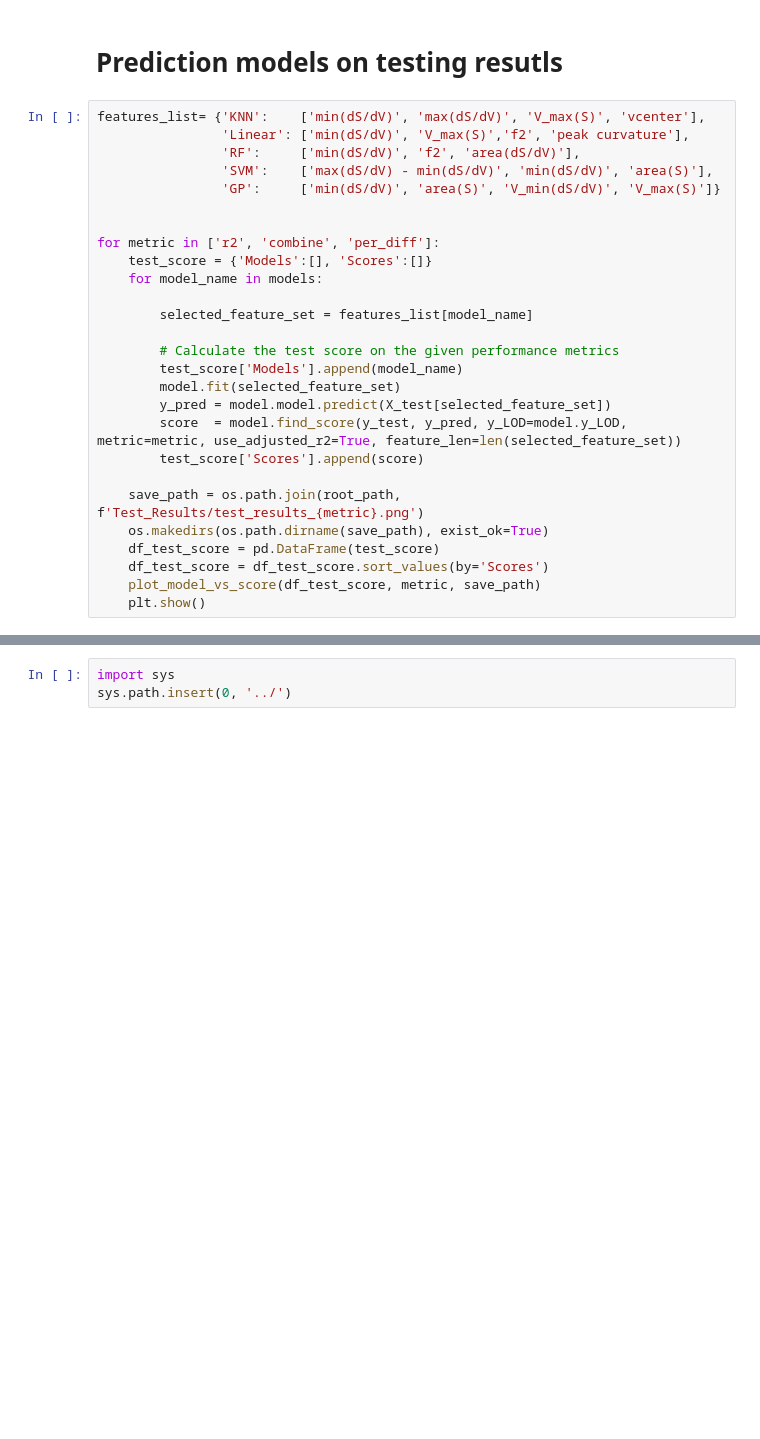
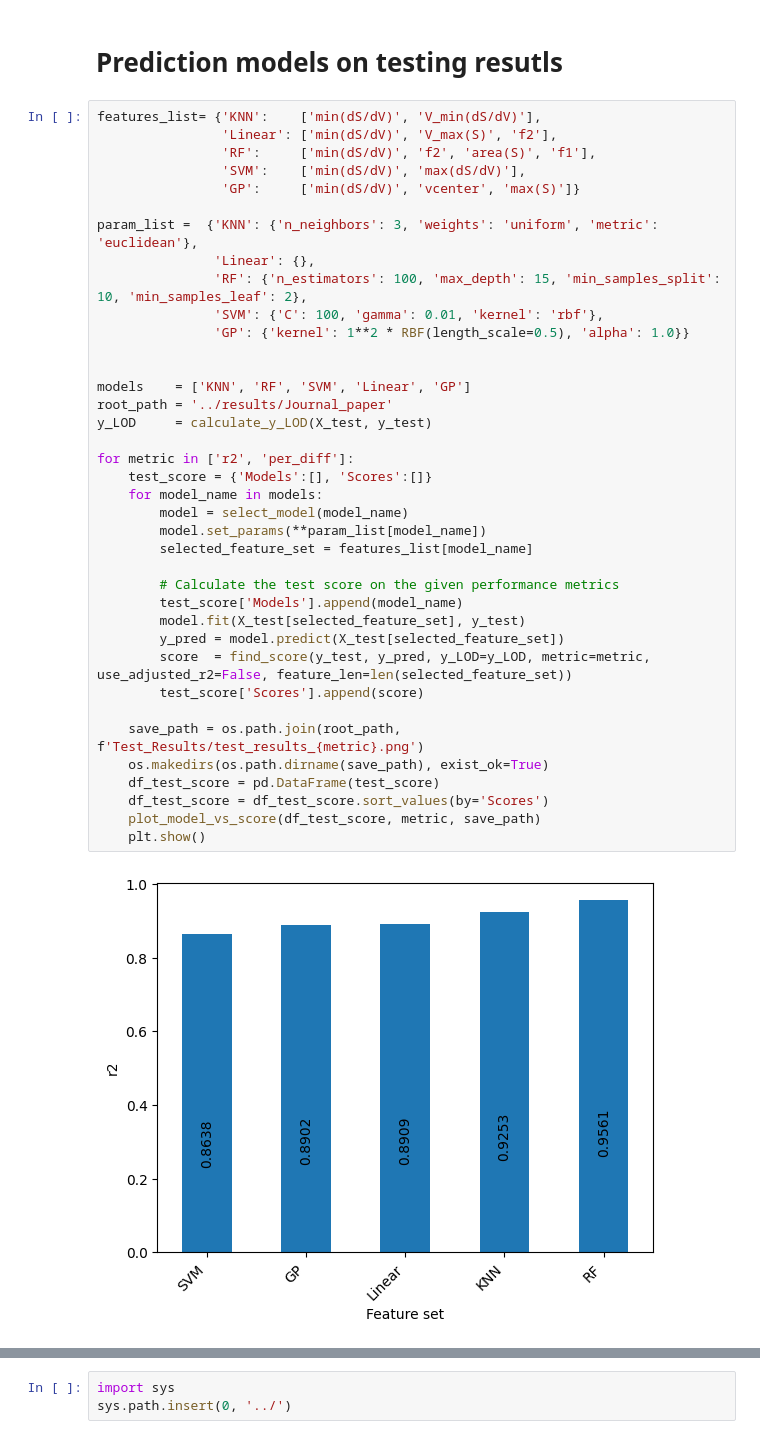
Before and after one commit to ramseylab/vgramreg, a Jupyter notebook: notebooks/Journal_paper_ML6.ipynb, the cells around one changed output, grey strips where cells are left out. Drawn from its saved outputs; the diff is of its cells as text; blank space fills up the shorter version.

```diff
--- a/notebooks/Journal_paper_ML6.ipynb
+++ b/notebooks/Journal_paper_ML6.ipynb
@@ -197,29 +194,42 @@ selected_feature_set
 # %% [markdown]
 # Prediction models on testing resutls
 # %%
-features_list= {'KNN':    ['min(dS/dV)', 'max(dS/dV)', 'V_max(S)', 'vcenter'],
-                'Linear': ['min(dS/dV)', 'V_max(S)','f2', 'peak curvature'],
-                'RF':     ['min(dS/dV)', 'f2', 'area(dS/dV)'],
-                'SVM':    ['max(dS/dV) - min(dS/dV)', 'min(dS/dV)', 'area(S)'],
-                'GP':     ['min(dS/dV)', 'area(S)', 'V_min(dS/dV)', 'V_max(S)']}
+features_list= {'KNN':    ['min(dS/dV)', 'V_min(dS/dV)'],
+                'Linear': ['min(dS/dV)', 'V_max(S)', 'f2'],
+                'RF':     ['min(dS/dV)', 'f2', 'area(S)', 'f1'],
+                'SVM':    ['min(dS/dV)', 'max(dS/dV)'],
+                'GP':     ['min(dS/dV)', 'vcenter', 'max(S)']}
+
+param_list =  {'KNN': {'n_neighbors': 3, 'weights': 'uniform', 'metric': 'euclidean'},
+               'Linear': {},
+               'RF': {'n_estimators': 100, 'max_depth': 15, 'min_samples_split': 10, 'min_samples_leaf': 2},
+               'SVM': {'C': 100, 'gamma': 0.01, 'kernel': 'rbf'},
+               'GP': {'kernel': 1**2 * RBF(length_scale=0.5), 'alpha': 1.0}}
 
 
-for metric in ['r2', 'combine', 'per_diff']:
+models    = ['KNN', 'RF', 'SVM', 'Linear', 'GP']
+root_path = '../results/Journal_paper'
+y_LOD     = calculate_y_LOD(X_test, y_test)
+
+for metric in ['r2', 'per_diff']:
     test_score = {'Models':[], 'Scores':[]}
     for model_name in models:
-
+        model = select_model(model_name)
+        model.set_params(**param_list[model_name])
         selected_feature_set = features_list[model_name]
 
         # Calculate the test score on the given performance metrics
         test_score['Models'].append(model_name)
-        model.fit(selected_feature_set)
-        y_pred = model.model.predict(X_test[selected_feature_set])
-        score  = model.find_score(y_test, y_pred, y_LOD=model.y_LOD, metric=metric, use_adjusted_r2=True, feature_len=len(selected_feature_set))
+        model.fit(X_test[selected_feature_set], y_test)
+        y_pred = model.predict(X_test[selected_feature_set])
+        score  = find_score(y_test, y_pred, y_LOD=y_LOD, metric=metric, use_adjusted_r2=False, feature_len=len(selected_feature_set))
         test_score['Scores'].append(score)
 
     save_path = os.path.join(root_path, f'Test_Results/test_results_{metric}.png')
     os.makedirs(os.path.dirname(save_path), exist_ok=True)
     df_test_score = pd.DataFrame(test_score)
     df_test_score = df_test_score.sort_values(by='Scores')
     plot_model_vs_score(df_test_score, metric, save_path)
     plt.show()
+# %% [output]
+[figure, added]
```
Also changed, not shown: parts of 8 cells of this notebook.
